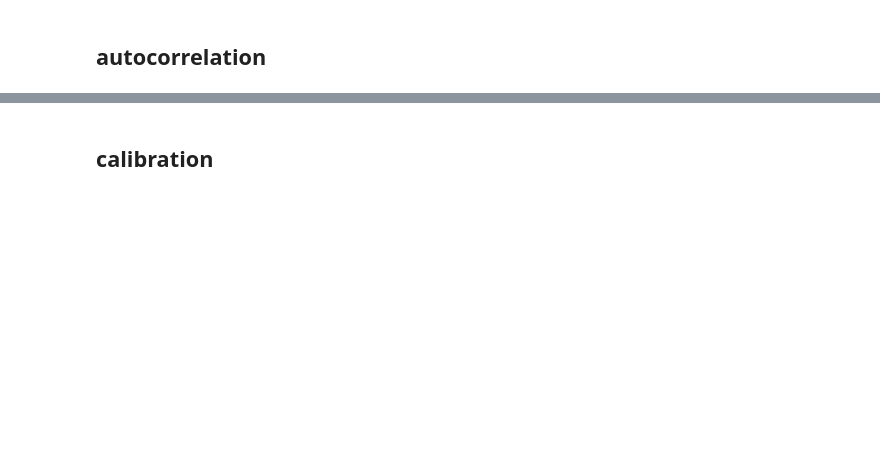
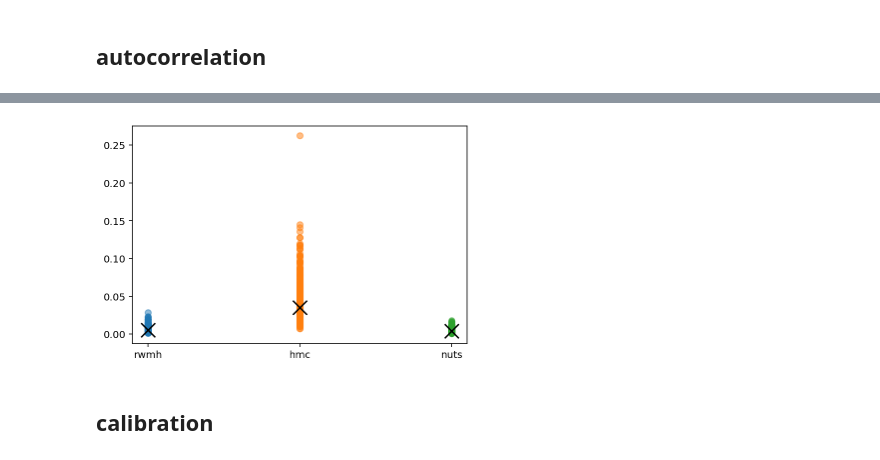
Before and after one commit to martin-marek/bnn-project, a Jupyter notebook: notebooks/uci_regression.ipynb, the cells around one changed output, grey strips where cells are left out. Cells and saved outputs as stored; diff of their text form; code cells hidden in the pictures; blank space fills up the shorter version.

```diff
--- a/notebooks/uci_regression.ipynb
+++ b/notebooks/uci_regression.ipynb
@@ -237,22 +249,23 @@ plt.show()
 # %%
 fig, ax = plt.subplots()
 
 # R_hat
 chains_to_show = ['rwmh', 'hmc', 'nuts']
 for i, name in enumerate(chains_to_show):
-    chains = chains_dict[name]
-    r = metrics.r_hat(chains)
+    chain = chains_dict[name]
+    r = chain.std(axis=0)
     ax.scatter([i]*len(r), r.tolist(), alpha=0.5)
     ax.scatter(i, r.mean(), color='black', marker='x', s=200, zorder=2)
 ax.set_xticks(range(len(chains_to_show)))
 ax.set_xticklabels(chains_to_show)
-ax.set_ylabel('R_hat in weight space')
-ax.axhline(y=1, color='black', linestyle="--")
+# ax.set_ylabel('R_hat in weight space')
 
 # plt.savefig('plots/rhat_autocorr.pdf', bbox_inches='tight', pad_inches=0)
 # ax.set_yscale('log')
 # ax.set_ylim([0.99, 1.16])
 plt.show()
+# %% [output]
+[figure, added]
 # %% [markdown]
 ## calibration
 # %%
```
Also changed, not shown: parts of 21 cells of this notebook.
